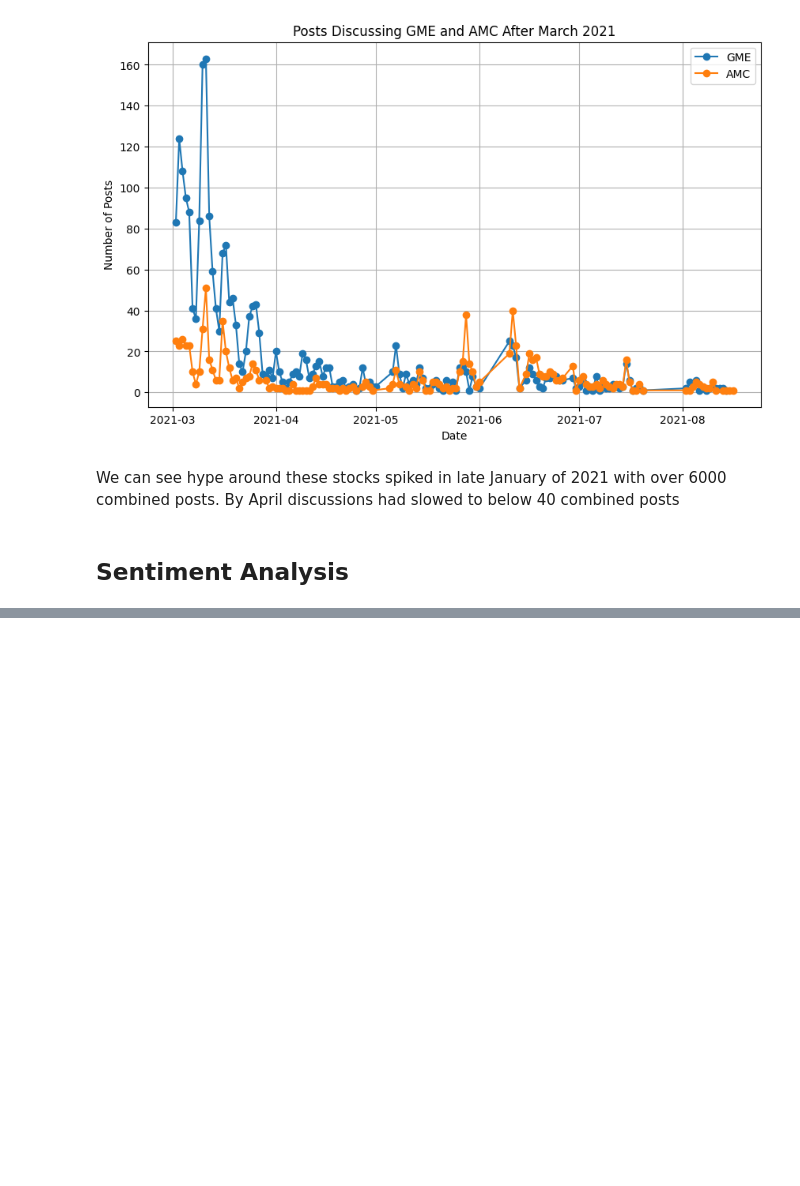
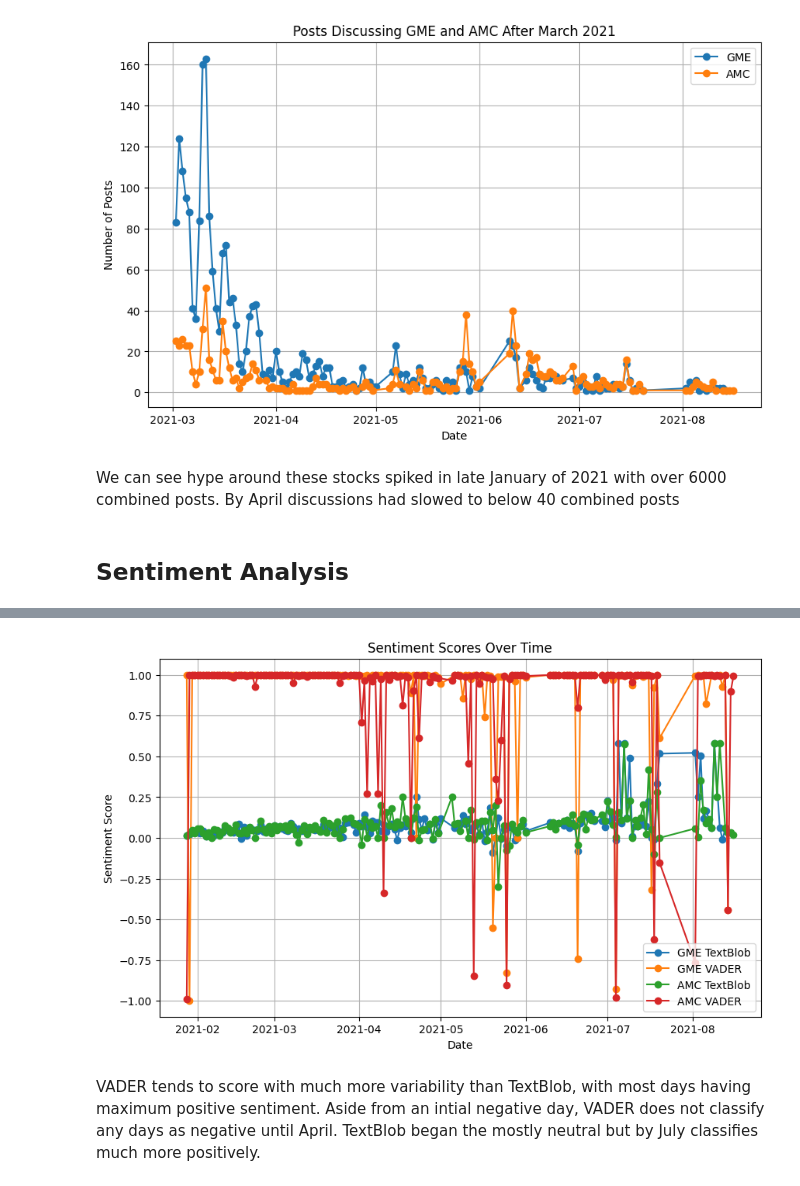
Before and after one commit to The-Dizz/WSB-Sentiment-Analysis, a Jupyter notebook: ML_Project.ipynb, the cells around one changed output, grey strips where cells are left out. Drawn from its saved outputs; the diff is of its cells as text; code cells hidden in the pictures; blank space fills up the shorter version.

```diff
--- a/ML_Project.ipynb
+++ b/ML_Project.ipynb
@@ -317,0 +375,18 @@ def preprocess_text(text):
+# %%
+# Plot score changes over the year
+plt.figure(figsize=(10, 6))
+plt.plot(df_gme.index, df_gme['textblob_score'], label='GME TextBlob', marker='o')
+plt.plot(df_gme.index, df_gme['vader_score'], label='GME VADER', marker='o')
+plt.plot(df_amc.index, df_amc['textblob_score'], label='AMC TextBlob', marker='o')
+plt.plot(df_amc.index, df_amc['vader_score'], label='AMC VADER', marker='o')
+
+plt.title('Sentiment Scores Over Time')
+plt.xlabel('Date')
+plt.ylabel('Sentiment Score')
+plt.legend()
+plt.grid(True)
+plt.show()
+# %% [output]
+[figure, added]
+# %% [markdown]
+VADER tends to score with much more variability than TextBlob, with most days having maximum positive sentiment. Aside from an intial negative day, VADER does not classify any days as negative until April. TextBlob began the mostly neutral but by July classifies much more positively.
```
Also changed, not shown: parts of 28 cells of this notebook.
